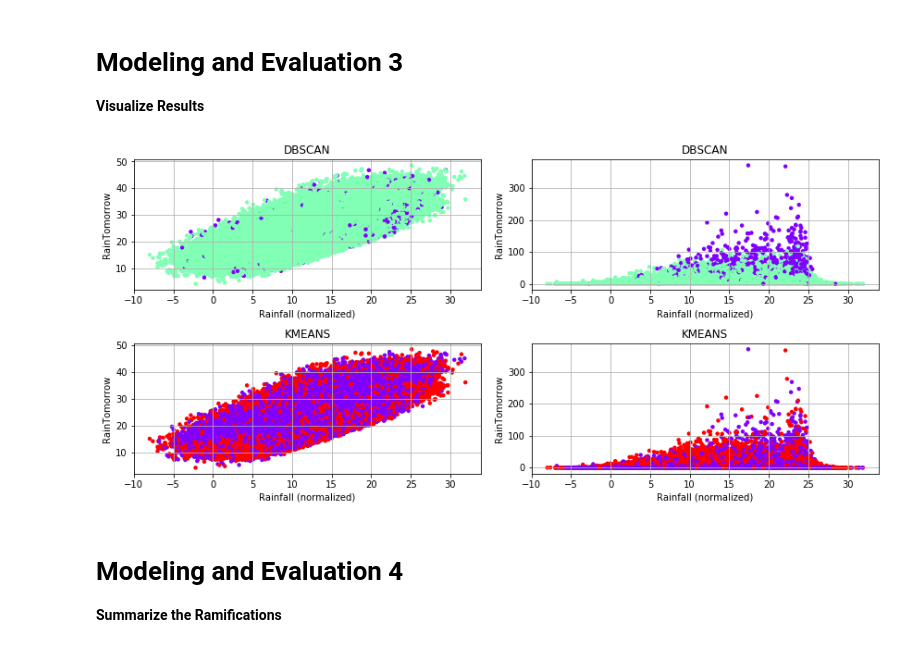
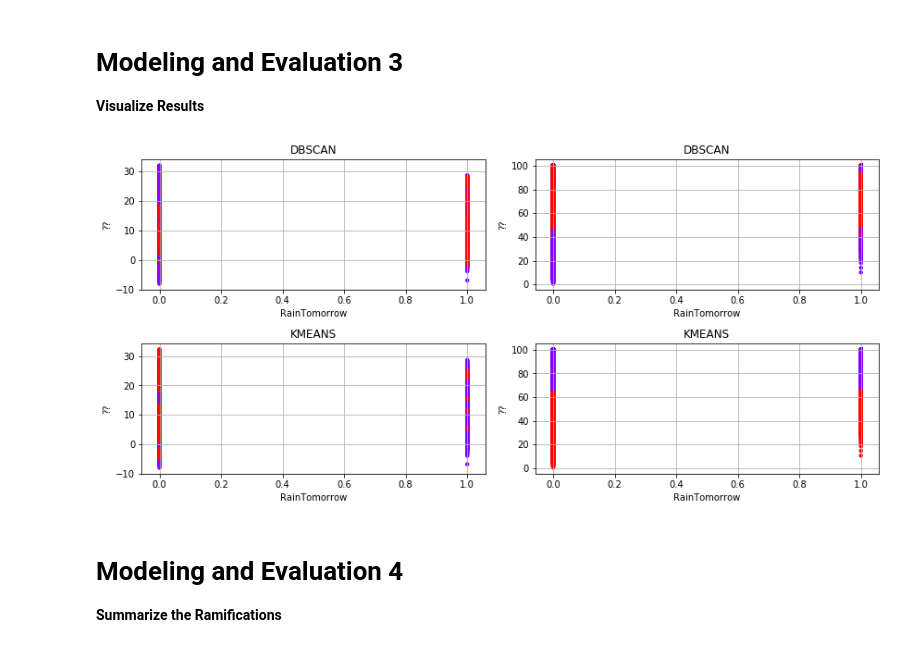
Before and after one commit to jpafford/Data_Mining_7331, a Jupyter notebook: Lab Three Clustering.ipynb, the cells around one changed output. Cells and saved outputs as stored; diff of their text form; code cells hidden in the pictures.

Commit message:
changed paremeters for Visualizing results 2

```diff
--- a/Lab Three Clustering.ipynb
+++ b/Lab Three Clustering.ipynb
@@ -131,0 +132,8 @@ ax = scatter_matrix(temp_rainfall,figsize=(15, 10))
+# %%
+#From lab 2 we were able to determine the three top features that contributed the most to rainfall prediction.  We will use
+#these three features to cluster the rain vs no rain.
+
+selected_features = ['RainToday', 'MinTemp', 'Humidity9am', 'RainTomorrow']
+
+feature_select=temp_rainfall[selected_features].copy()
+feature_select.info()
@@ -138,15 +156,17 @@ For the clustering task, we chose to use the F1 calculation as our evaluation me
 # Modeling and Evaluation 1
 <b>Train and adjust parameters.</b>
 # %%
-if 'RainTomorrow' in temp_rainfall:
-    #Response variable is 'RainTomorrow'
-    y = temp_rainfall['RainTomorrow'].values
+#Response variable is 'RainTomorrow'
+y = temp_rainfall['RainTomorrow'].values
+y_fs = feature_select['RainTomorrow'].values
 
-    #Remove response variable from dataframe
-    del temp_rainfall['RainTomorrow']
+#Remove response variable from dataframe
+del temp_rainfall['RainTomorrow']
+del feature_select['RainTomorrow']
 
-    #Everything else is the explanatory variables used in prediction.
-    x = temp_rainfall.values
+#Everything else is the explanatory variables used in prediction.
+x = temp_rainfall.values
+x_fs = feature_select.values
 # %%
 from sklearn.cluster import KMeans
 from sklearn.preprocessing import StandardScaler
@@ -165,10 +185,16 @@ def bench_k_means(estimator, name, data):
 scl_obj = StandardScaler()
 scl_obj.fit(x)
 x_scaled = scl_obj.transform(x)
+scl_obj.fit(x_fs)
+x_fs_scaled = scl_obj.transform(x_fs)
 
 bench_k_means(KMeans(init='random', n_clusters=2), name="random", data=x)
 bench_k_means(KMeans(init='k-means++', n_clusters=2), name="k-means++", data=x)
 bench_k_means(KMeans(init='random', n_clusters=2), name="random, scaled", data=x_scaled)
 bench_k_means(KMeans(init='k-means++', n_clusters=2), name="k-means++, scaled", data=x_scaled)
+bench_k_means(KMeans(init='random', n_clusters=2), name="random, featured selected", data=x_fs)
+bench_k_means(KMeans(init='k-means++', n_clusters=2), name="k-means++, featured selected", data=x_fs)
+bench_k_means(KMeans(init='random', n_clusters=2), name="random, featured selected, scaled", data=x_fs_scaled)
+bench_k_means(KMeans(init='k-means++', n_clusters=2), name="k-means++, featured selected, scaled", data=x_fs_scaled)
 # %% [output]
 random
@@ -191,8 +222,8 @@ from sklearn.neighbors import kneighbors_graph
 import matplotlib.pyplot as plt
 import numpy
 
-n=1 #x=1, 10, 50.  All gave the same shape, 1 was chosen because it's the least computationally expensive
-X2_knn_graph = kneighbors_graph(x, n, mode='distance') # calculate distance to x nearest neighbors
+n=500 #x=1, 10, 50, 100, 500
+X2_knn_graph = kneighbors_graph(x_fs, n, mode='distance') # calculate distance to x nearest neighbors
 
 N2 = X2_knn_graph.shape[0]
 X2_4nn_distances = numpy.zeros((N2,1))
@@ -237,41 +269,41 @@ Estimated number of clusters: 2
 # %%
 from sklearn.cluster import AgglomerativeClustering
 
-data = x
+data = x_fs
 
-cls = DBSCAN(eps=40, min_samples=8)
+cls = DBSCAN(eps=7, min_samples=8500)
 cls.fit(data)
 dbs_labels = cls.labels_
 
 
 cls = KMeans(n_clusters=2, random_state=1)
 cls.fit(data)
 kmn_labels = cls.labels_
 
 fig = plt.figure(figsize=(12,8))
 title = ['DBSCAN','KMEANS']
 
 for i,l in enumerate([dbs_labels,kmn_labels]):
 
     plt.subplot(3,2,2*i+1)
     plt.scatter(data[:, 0], data[:, 1]+numpy.random.random(data[:, 1].shape)/2, c=l, cmap=plt.cm.rainbow, s=20, linewidths=0)
-    plt.xlabel('Rainfall (normalized)'), plt.ylabel('RainTomorrow')
+    plt.xlabel('RainTomorrow'), plt.ylabel('??')
     plt.grid()
     plt.title(title[i])
 
     plt.subplot(3,2,2*i+2)
     plt.scatter(data[:, 0], data[:, 2]+numpy.random.random(data[:, 1].shape)/2, c=l, cmap=plt.cm.rainbow, s=20, linewidths=0)
-    plt.xlabel('Rainfall (normalized)'), plt.ylabel('RainTomorrow')
+    plt.xlabel('RainTomorrow'), plt.ylabel('??')
     plt.grid()
     plt.title(title[i])
 
 
 
 
 plt.tight_layout()
 plt.show()
 # %% [output]
-[figure, old version]
+[figure, new version]
 # %% [markdown]
 # Modeling and Evaluation 4
 <b>Summarize the Ramifications</b>
```
Also changed, not shown: parts of 7 cells of this notebook, 1 other file.
